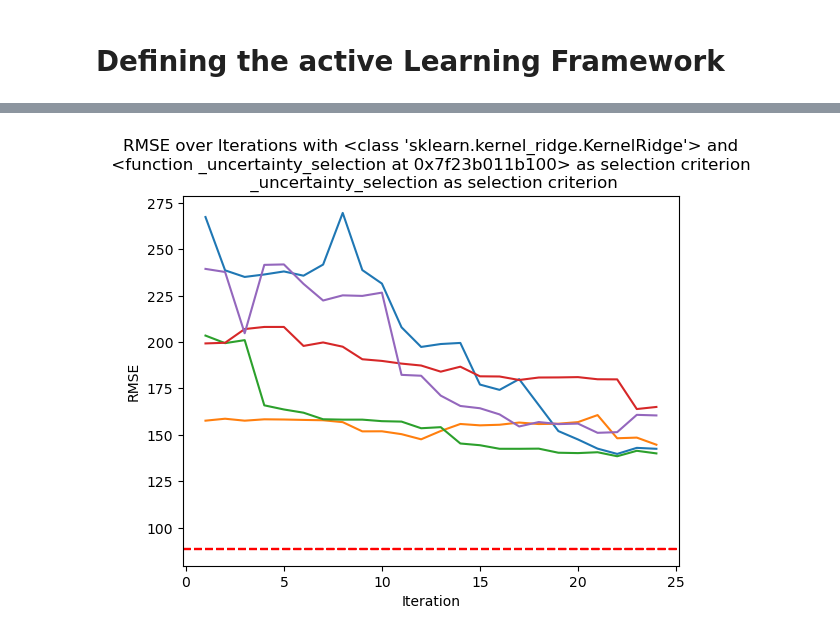
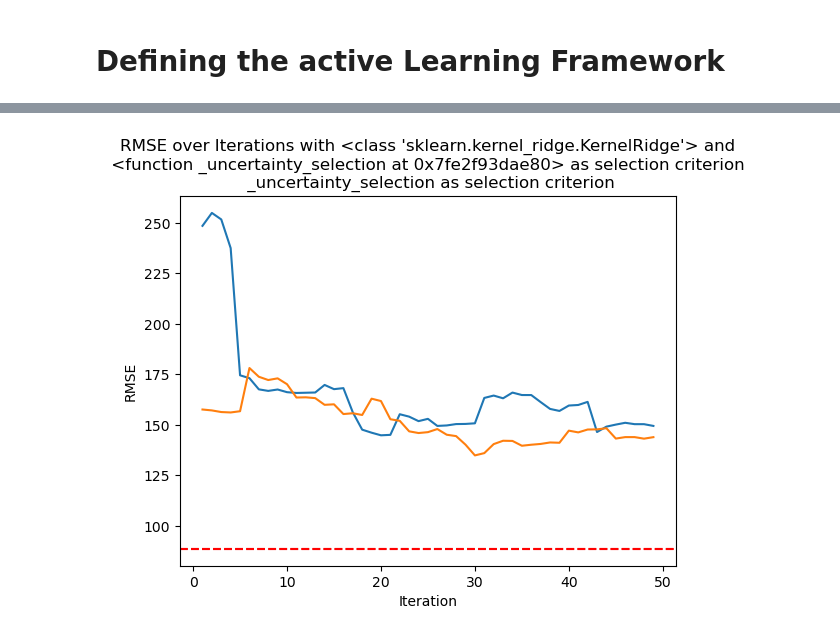
Before and after one commit to thegitrogmonster/Zamberger_thesis_AL2024, a Jupyter notebook: 04_Active_Learning/04_active_learning_oop.ipynb, the cells around one changed output, grey strips where cells are left out. Cells and saved outputs as stored; diff of their text form; code cells hidden in the pictures.

Commit message:
development of a test for the active Learning function, extension of the main experiment to calculate results in an OOP manner

```diff
--- a/04_Active_Learning/04_active_learning_oop.ipynb
+++ b/04_Active_Learning/04_active_learning_oop.ipynb
@@ -433,15 +438 @@ def active_learning(
     return rmse_sampling, rmse_validation, samples_selected, rmse_full
-# %%
-rmse_sampling, rmse_validation, samples_selected, rmse_full = active_learning(
-    X_train,
-    X_test,
-    X_val,
-    y_train,
-    y_test,
-    y_val,
-    model_class=KRR,
-    model_params=params_krr,
-    selection_criterion=_uncertainty_selection,
-    n_iterations=5,
-    init_sample_size=10,
-)
@@ -484,8 +618,10 @@ selection_criteria = [
+# %%
+# generate plots for the results
+for model, in model_params_list:
+    for criteria in selection_criteria:
+        for i in range(n_al_iterations):
+            rmse_sampling, rmse_validation, samples_selected, rmse_full = results[f'{model}_{criteria}_run{i}']
 # %%
-# Main Experiment
-
-
-
 # Define the selection criteria
 selection_criteria = [
     {'criterion':_random_selection, 'kwargs': (random_state)},
@@ -501,9 +637,9 @@ params = [params_rf, params_krr, params_hgb, params_mlp, params_pls, params_xgb]
 model_params_list = zip(models, params)
 
 # number of active learning iterations
-n_al_iterations = 5
+n_al_iterations = 2
 # Define the number of iterations for each active learning iteration
-n_iterations = 25
+n_iterations = 50
 
 # Define the number of samples to be queried in each iteration
 n_samples_per_it = 1
@@ -560,4 +696,4 @@ Selection Criterion: <function _uncertainty_selection at 0x...>
-[figure, old version]
+[figure, new version]
 # %%
 rmse_sampling_n5
 # %% [output]
```
Also changed, not shown: parts of 23 cells of this notebook, 3 other files.
